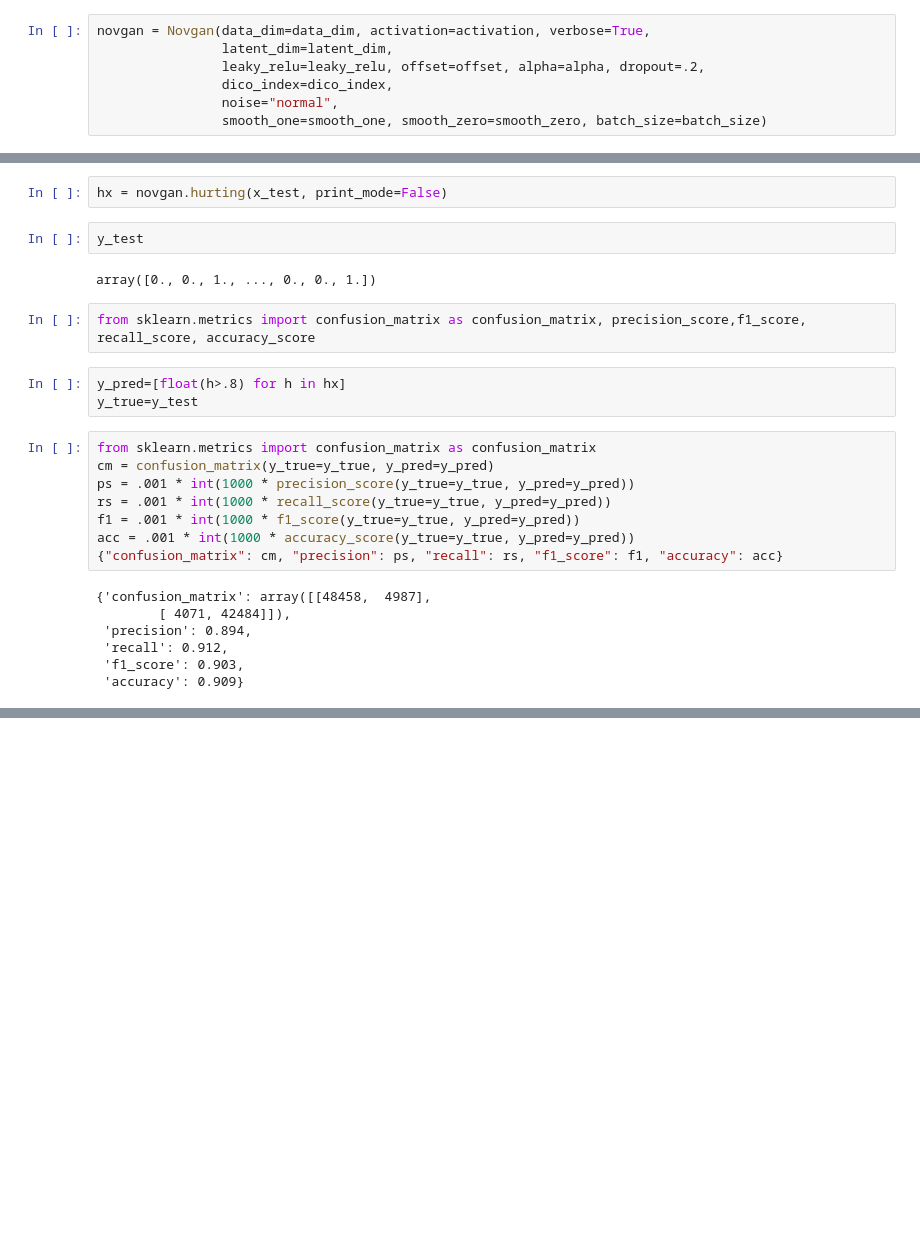
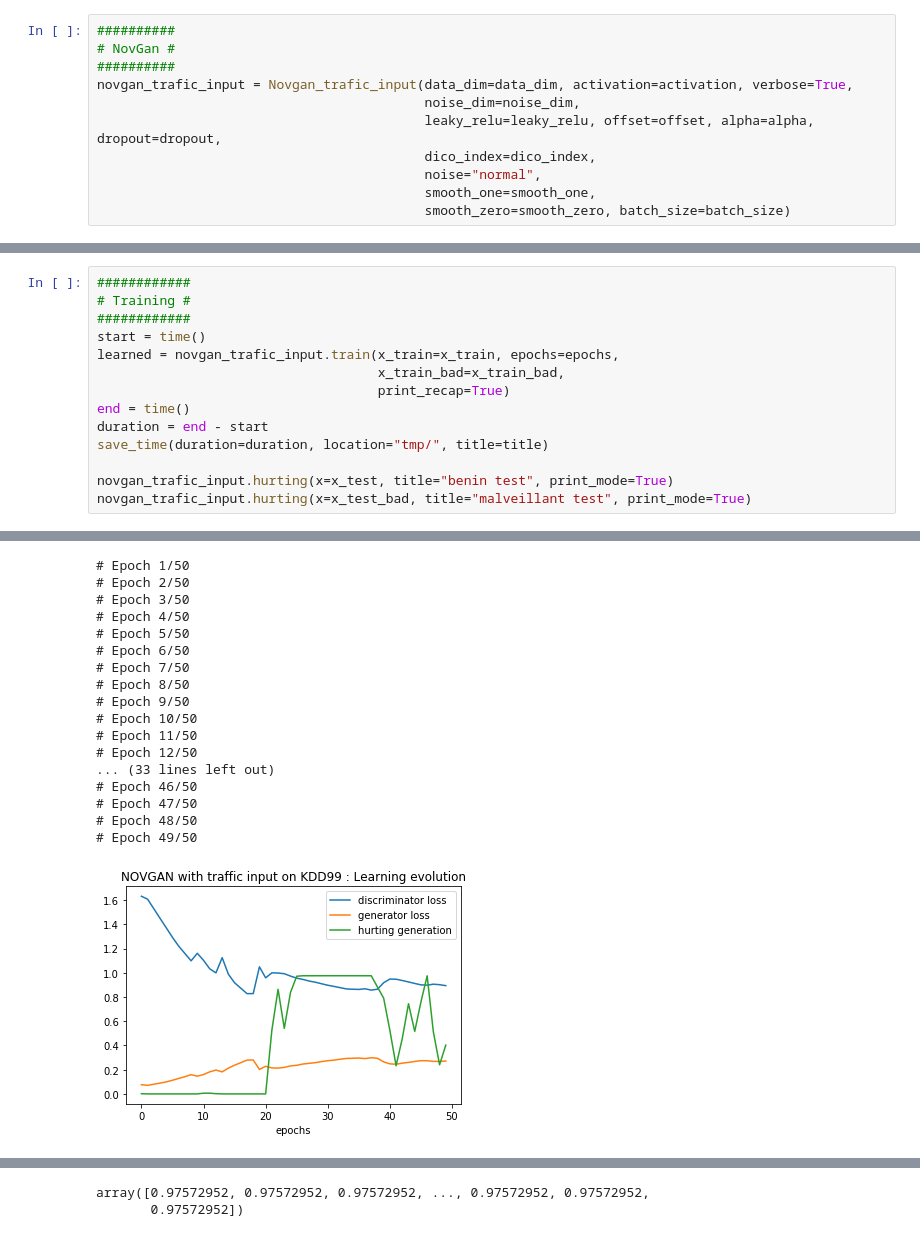
Before and after one commit to ppmdatix/gitELECOM, a Jupyter notebook: cGANoDEbergerac/draft.ipynb, the cells around one changed output, grey strips where cells are left out. Drawn from its saved outputs; the diff is of its cells as text; blank space fills up the shorter version.

Commit message:
batch normalisation and autoencoding

```diff
--- a/cGANoDEbergerac/draft.ipynb
+++ b/cGANoDEbergerac/draft.ipynb
@@ -34,10 +53,14 @@ print(dico_index)
 # %%
-novgan = Novgan(data_dim=data_dim, activation=activation, verbose=True,
-                latent_dim=latent_dim,
-                leaky_relu=leaky_relu, offset=offset, alpha=alpha, dropout=.2,
-                dico_index=dico_index,
-                noise="normal",
-                smooth_one=smooth_one, smooth_zero=smooth_zero, batch_size=batch_size)
+##########
+# NovGan #
+##########
+novgan_trafic_input = Novgan_trafic_input(data_dim=data_dim, activation=activation, verbose=True,
+                                          noise_dim=noise_dim,
+                                          leaky_relu=leaky_relu, offset=offset, alpha=alpha, dropout=dropout,
+                                          dico_index=dico_index,
+                                          noise="normal",
+                                          smooth_one=smooth_one,
+                                          smooth_zero=smooth_zero, batch_size=batch_size)
 # %% [output]
 WARNING:tensorflow:From /home/peseux/.local/lib/python3.6/site-packages/tensorflow/python/framework/op_def_library.py:263: colocate_with (from tensorflow.python.framework.ops) is deprecated and will b ...
 Instructions for updating:
@@ -146,26 +82,15 @@ array([0.7112781 , 0.6725111 , 0.78283555, ..., 0.51525871, 0.39464077,
-# %%
-hx = novgan.hurting(x_test, print_mode=False)
-# %%
-y_test
-# %% [output]
-array([0., 0., 1., ..., 0., 0., 1.])
-# %%
-from sklearn.metrics import confusion_matrix as confusion_matrix, precision_score,f1_score, recall_score, accuracy_score
-# %%
-y_pred=[float(h>.8) for h in hx]
-y_true=y_test
-# %%
-from sklearn.metrics import confusion_matrix as confusion_matrix
-cm = confusion_matrix(y_true=y_true, y_pred=y_pred)
-ps = .001 * int(1000 * precision_score(y_true=y_true, y_pred=y_pred))
-rs = .001 * int(1000 * recall_score(y_true=y_true, y_pred=y_pred))
-f1 = .001 * int(1000 * f1_score(y_true=y_true, y_pred=y_pred))
-acc = .001 * int(1000 * accuracy_score(y_true=y_true, y_pred=y_pred))
-{"confusion_matrix": cm, "precision": ps, "recall": rs, "f1_score": f1, "accuracy": acc}
-# %% [output]
-{'confusion_matrix': array([[48458,  4987],
-        [ 4071, 42484]]),
- 'precision': 0.894,
- 'recall': 0.912,
- 'f1_score': 0.903,
- 'accuracy': 0.909}
+# %%
+############
+# Training #
+############
+start = time()
+learned = novgan_trafic_input.train(x_train=x_train, epochs=epochs,
+                                    x_train_bad=x_train_bad,
+                                    print_recap=True)
+end = time()
+duration = end - start
+save_time(duration=duration, location="tmp/", title=title)
+
+novgan_trafic_input.hurting(x=x_test, title="benin test", print_mode=True)
+novgan_trafic_input.hurting(x=x_test_bad, title="malveillant test", print_mode=True)
+# %% [output]
@@ -171,0 +101,18 @@ acc = .001 * int(1000 * accuracy_score(y_true=y_true, y_pred=y_pred))
+# Epoch 1/50
+# Epoch 2/50
+# Epoch 3/50
+# Epoch 4/50
+# Epoch 5/50
+# Epoch 6/50
+# Epoch 7/50
+# Epoch 8/50
+# Epoch 9/50
+# Epoch 10/50
+# Epoch 11/50
+# Epoch 12/50
+... (33 lines left out)
+# Epoch 46/50
+# Epoch 47/50
+# Epoch 48/50
+# Epoch 49/50
+[figure, added]
@@ -171,0 +121,2 @@ acc = .001 * int(1000 * accuracy_score(y_true=y_true, y_pred=y_pred))
+array([0.97572952, 0.97572952, 0.97572952, ..., 0.97572952, 0.97572952,
+       0.97572952])
```
Also changed, not shown: parts of 25 cells of this notebook, 3 other files.
